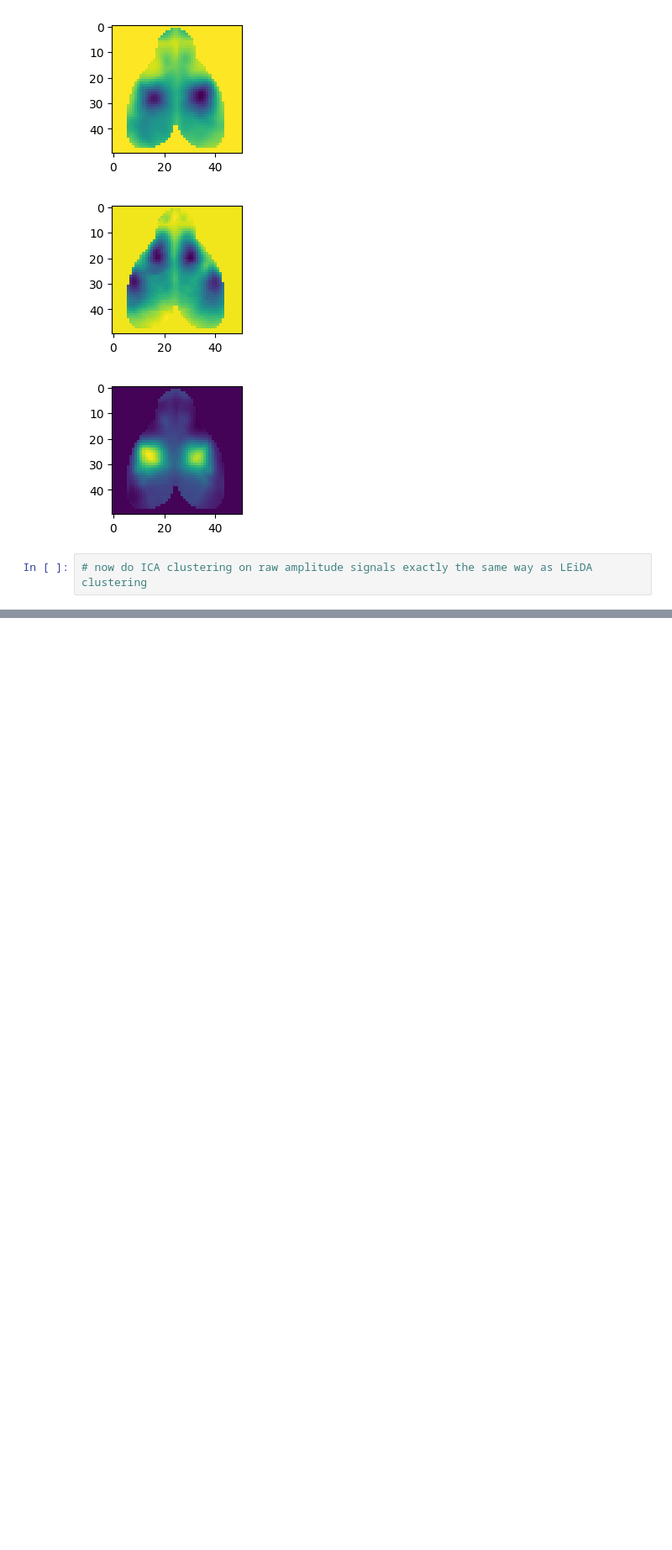
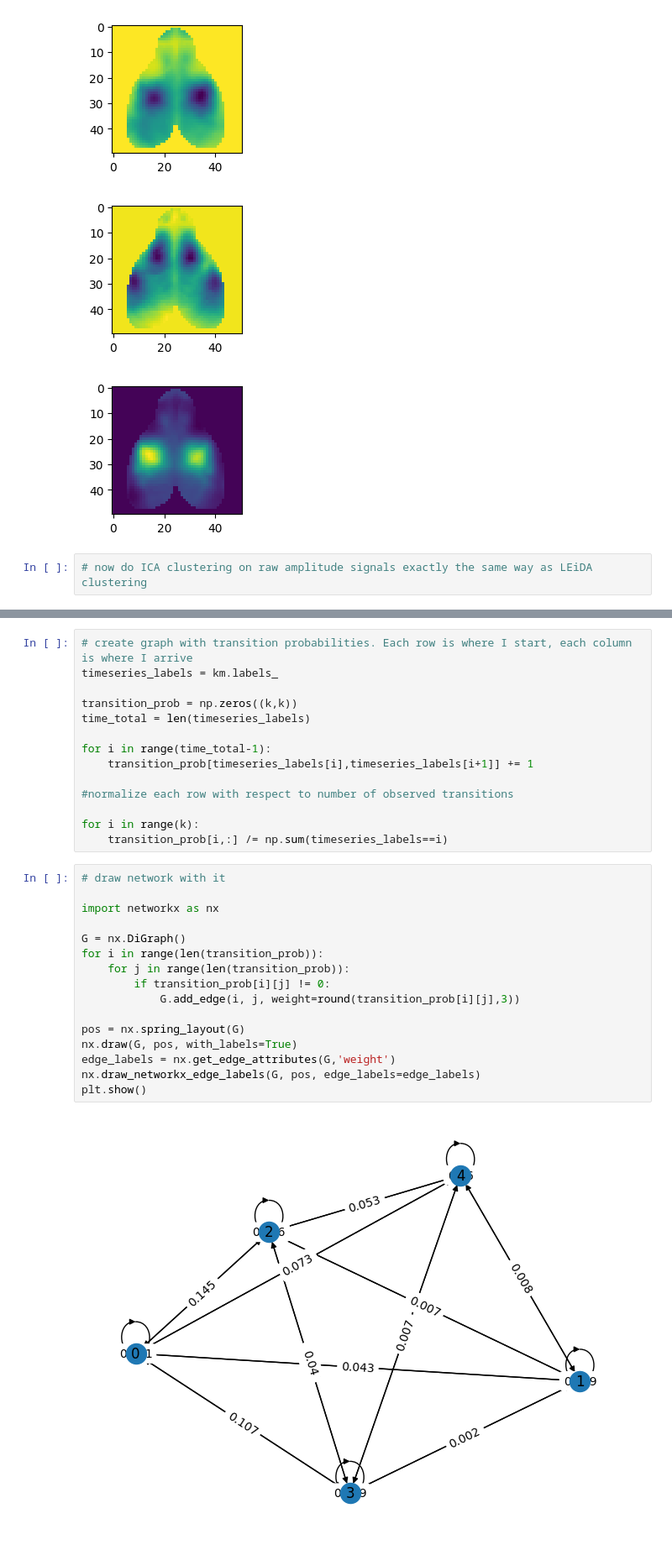
Before and after one commit to alteriis/calcium_dynamics, a Jupyter notebook: analyze/Analyze ICA.ipynb, the cells around one changed output, grey strips where cells are left out. Shown: that part at 84% size. Drawn from its saved outputs; the diff is of its cells as text; blank space fills up the shorter version.

Commit message:
started working on graph transition probabilities

```diff
--- a/analyze/Analyze ICA.ipynb
+++ b/analyze/Analyze ICA.ipynb
@@ -142,0 +143,32 @@ for i,centroid in enumerate(centroids.T):
+# %%
+# create graph with transition probabilities. Each row is where I start, each column is where I arrive
+timeseries_labels = km.labels_
+
+transition_prob = np.zeros((k,k))
+time_total = len(timeseries_labels)
+
+for i in range(time_total-1):
+    transition_prob[timeseries_labels[i],timeseries_labels[i+1]] += 1
+
+#normalize each row with respect to number of observed transitions
+
+for i in range(k):
+    transition_prob[i,:] /= np.sum(timeseries_labels==i)
+# %%
+# draw network with it
+
+import networkx as nx
+
+G = nx.DiGraph()
+for i in range(len(transition_prob)):
+    for j in range(len(transition_prob)):
+        if transition_prob[i][j] != 0:
+            G.add_edge(i, j, weight=round(transition_prob[i][j],3))
+
+pos = nx.spring_layout(G)
+nx.draw(G, pos, with_labels=True)
+edge_labels = nx.get_edge_attributes(G,'weight')
+nx.draw_networkx_edge_labels(G, pos, edge_labels=edge_labels)
+plt.show()
+# %% [output]
+[figure, added]
```
Also changed, not shown: parts of 11 cells of this notebook.
